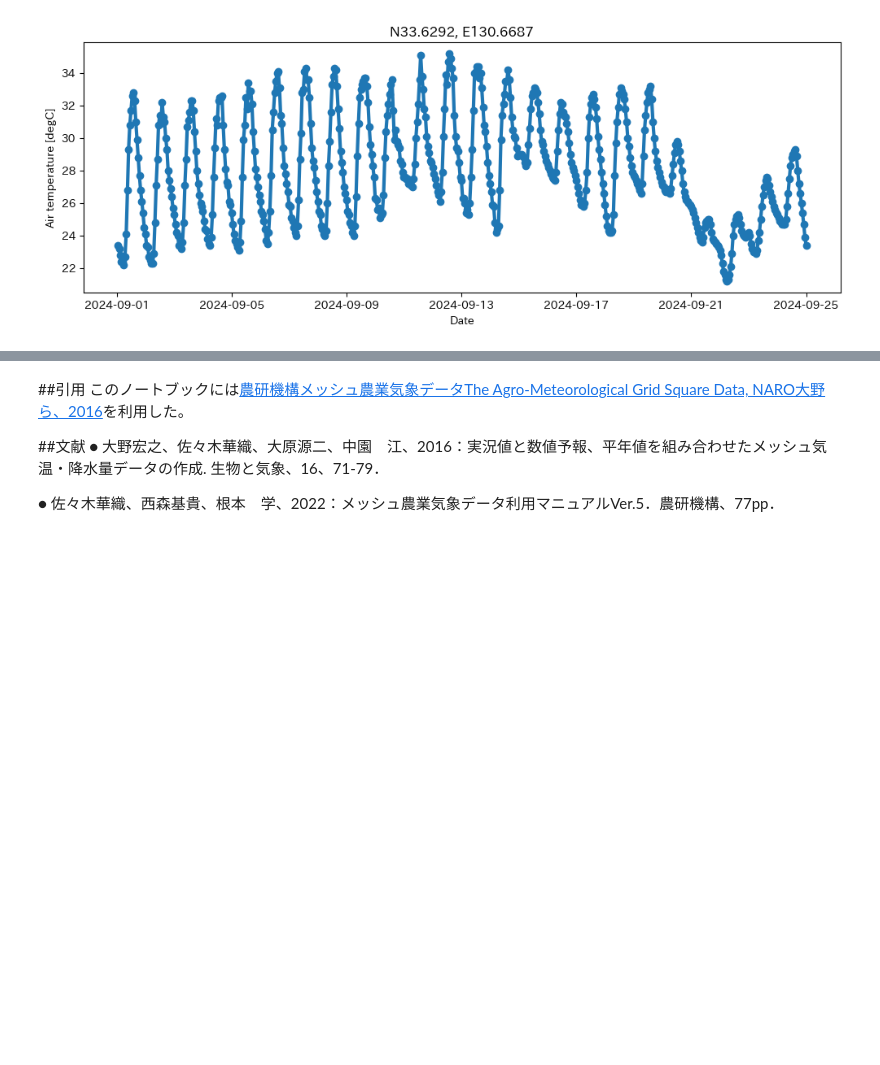
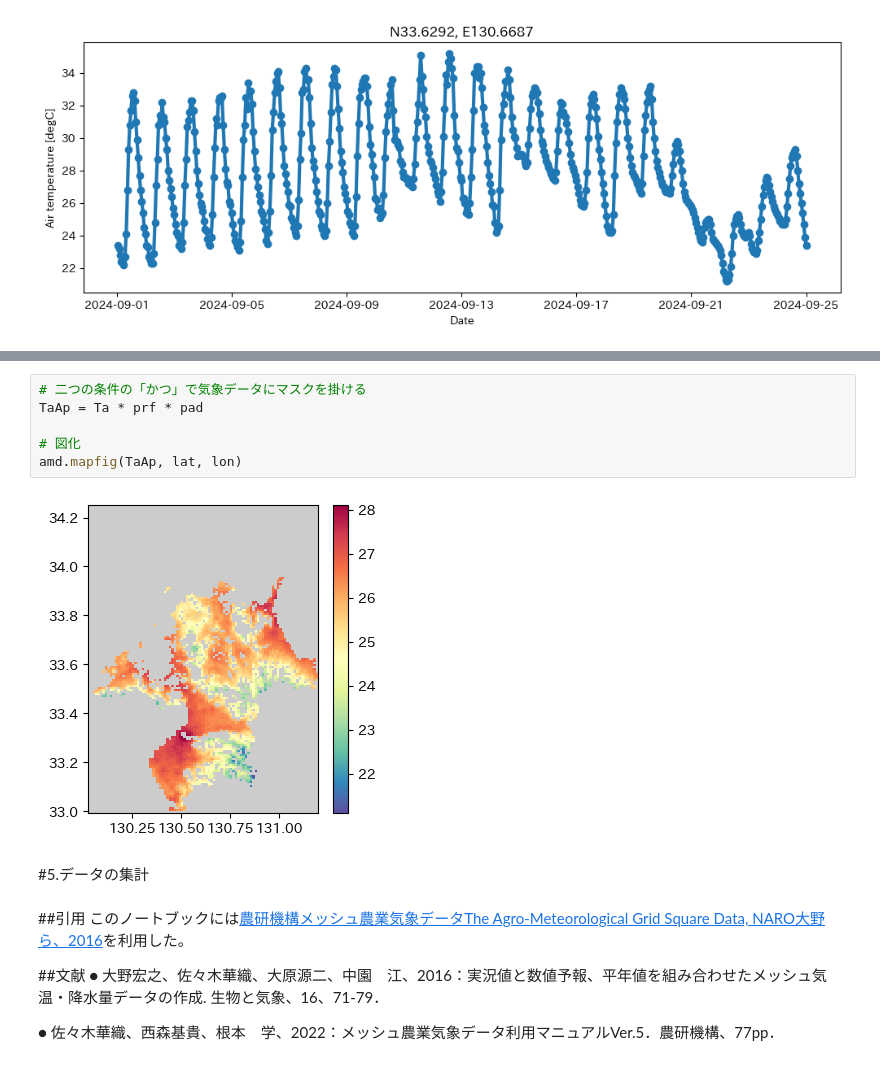
Before and after one commit to 1900690/Agro-Meteorological-Grid-Square-Data, a Jupyter notebook: 1kmメッシュ気象情報.ipynb, the cells around one changed output, grey strips where cells are left out. Saved outputs shown, nothing was run; the diff lists cells and outputs as text; blank space fills up the shorter version.

```diff
--- a/1kmメッシュ気象情報.ipynb
+++ b/1kmメッシュ気象情報.ipynb
@@ -386,3 +622,13 @@ files.download("温暖化予測"+欲しい情報+str(f'N{lat[0]:.4f}, E{lon[0]:.
+# %%
+# 二つの条件の「かつ」で気象データにマスクを掛ける
+TaAp = Ta * prf * pad
+
+# 図化
+amd.mapfig(TaAp, lat, lon)
+# %% [output]
+[figure, added]
+# %% [markdown]
+#5.データの集計
 # %% [markdown]
 ##引用
 このノートブックには[農研機構メッシュ農業気象データThe Agro-Meteorological Grid Square Data, NARO大野ら、2016](https://amu.rd.naro.go.jp/)を利用した。
```
Also changed, not shown: parts of 15 cells of this notebook.
